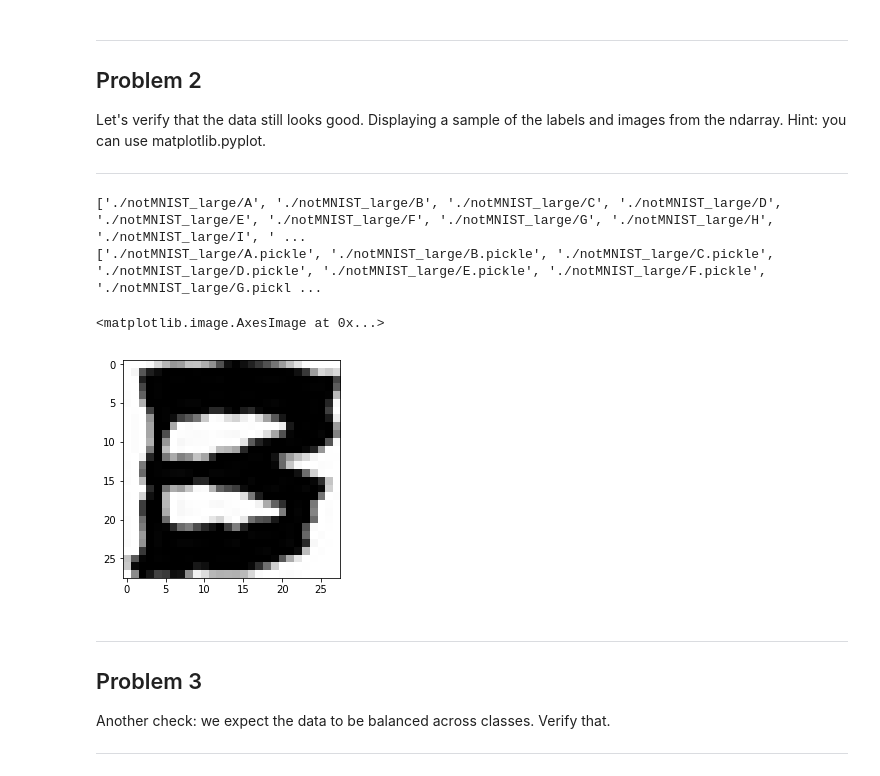
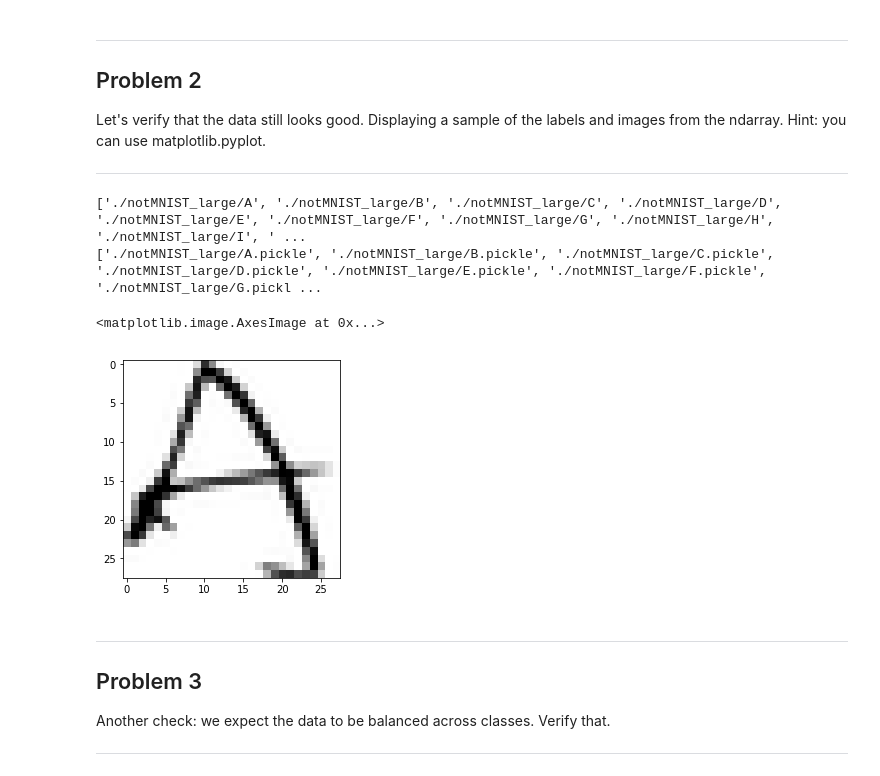
Before and after one commit to jeff-tj/machine-learning, a Jupyter notebook: deep_learning/1_notmnist.ipynb, the cells around one changed output. Saved outputs shown, nothing was run; the diff lists cells and outputs as text; code cells hidden in the pictures.

Commit message:
First chart attempt completed.

```diff
--- a/deep_learning/1_notmnist.ipynb
+++ b/deep_learning/1_notmnist.ipynb
@@ -230,17 +230,17 @@ Let's verify that the data still looks good. Displaying a sample of the labels a
 # %%
 # Let's get an idea of the arrays we are dealing with
 print(train_folders)
 print(train_datasets)
 # Let's load one of the datasets
-with open(train_datasets[1], "r") as f:
+with open(train_datasets[0], "r") as f:
     test_array = pickle.load(f)
 
-plt.imshow(test_array[1, :, :], cmap="binary", interpolation="nearest")
+plt.imshow(test_array[0, :, :], cmap="binary", interpolation="nearest")
 # %% [output]
 ['./notMNIST_large/A', './notMNIST_large/B', './notMNIST_large/C', './notMNIST_large/D', './notMNIST_large/E', './notMNIST_large/F', './notMNIST_large/G', './notMNIST_large/H', './notMNIST_large/I', ' ...
 ['./notMNIST_large/A.pickle', './notMNIST_large/B.pickle', './notMNIST_large/C.pickle', './notMNIST_large/D.pickle', './notMNIST_large/E.pickle', './notMNIST_large/F.pickle', './notMNIST_large/G.pickl ...
 <matplotlib.image.AxesImage at 0x...>
-[figure, old version]
+[figure, new version]
 # %% [markdown]
 ---
 Problem 3
```
Also changed, not shown: parts of 1 cell of this notebook.
